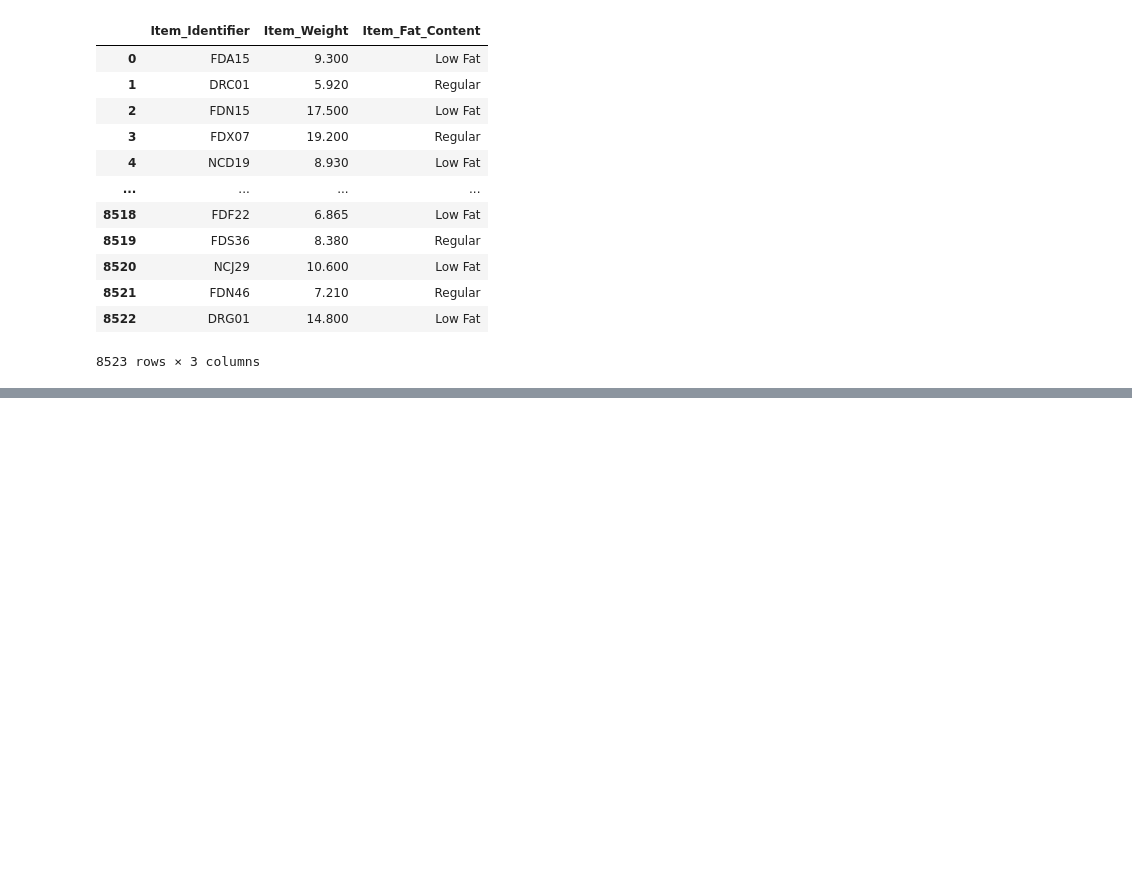
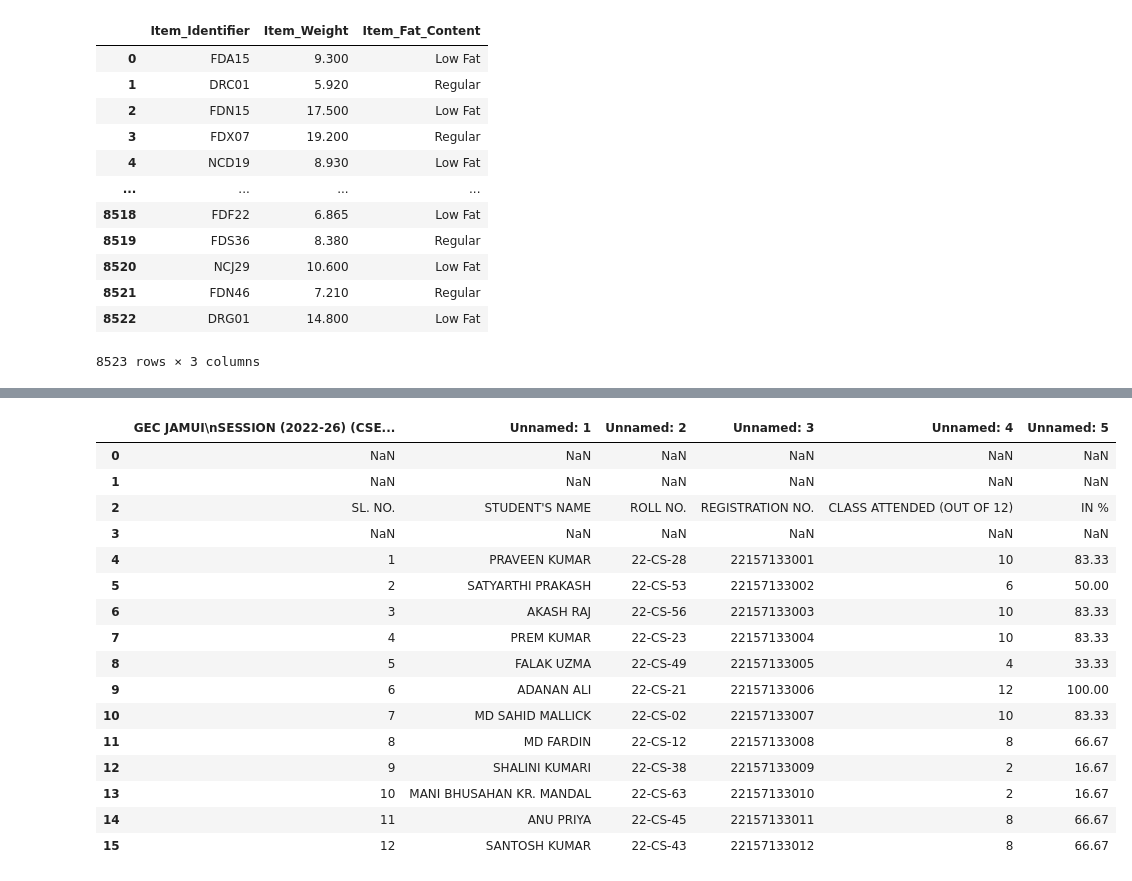
Before and after one commit to santosH7321/PythonLibrary, a Jupyter notebook: Pandas/Day1.ipynb, the cells around one changed output, grey strips where cells are left out. Saved outputs shown, nothing was run; the diff lists cells and outputs as text; code cells hidden in the pictures; blank space fills up the shorter version.

```diff
--- a/Pandas/Day1.ipynb
+++ b/Pandas/Day1.ipynb
@@ -262,3 +262,5 @@ df[["Item_Identifier", "Item_Weight", "Item_Fat_Content"]]
 | 8521 | FDN46 | 7.210 | Regular |
 | 8522 | DRG01 | 14.800 | Low Fat |
 8523 rows × 3 columns
+# %%
+sky = pd.read_excel("CSEEEE.xlsx")
@@ -264,0 +302,20 @@ df[["Item_Identifier", "Item_Weight", "Item_Fat_Content"]]
+# %%
+sky.head(16)
+# %% [output]
+|  | GEC JAMUI\nSESSION (2022-26) (CSE... | Unnamed: 1 | Unnamed: 2 | Unnamed: 3 | Unnamed: 4 | Unnamed: 5 |
+| 0 | NaN | NaN | NaN | NaN | NaN | NaN |
+| 1 | NaN | NaN | NaN | NaN | NaN | NaN |
+| 2 | SL. NO. | STUDENT'S NAME | ROLL NO. | REGISTRATION NO. | CLASS ATTENDED (OUT OF 12) | IN % |
+| 3 | NaN | NaN | NaN | NaN | NaN | NaN |
+| 4 | 1 | PRAVEEN KUMAR | 22-CS-28 | 22157133001 | 10 | 83.33 |
+| 5 | 2 | SATYARTHI PRAKASH | 22-CS-53 | 22157133002 | 6 | 50.00 |
+| 6 | 3 | AKASH RAJ | 22-CS-56 | 22157133003 | 10 | 83.33 |
+| 7 | 4 | PREM KUMAR | 22-CS-23 | 22157133004 | 10 | 83.33 |
+| 8 | 5 | FALAK UZMA | 22-CS-49 | 22157133005 | 4 | 33.33 |
+| 9 | 6 | ADANAN ALI | 22-CS-21 | 22157133006 | 12 | 100.00 |
+| 10 | 7 | MD SAHID MALLICK | 22-CS-02 | 22157133007 | 10 | 83.33 |
+| 11 | 8 | MD FARDIN | 22-CS-12 | 22157133008 | 8 | 66.67 |
+| 12 | 9 | SHALINI KUMARI | 22-CS-38 | 22157133009 | 2 | 16.67 |
+| 13 | 10 | MANI BHUSAHAN KR. MANDAL | 22-CS-63 | 22157133010 | 2 | 16.67 |
+| 14 | 11 | ANU PRIYA | 22-CS-45 | 22157133011 | 8 | 66.67 |
+| 15 | 12 | SANTOSH KUMAR | 22-CS-43 | 22157133012 | 8 | 66.67 |
```
Also changed, not shown: parts of 7 cells of this notebook, 2 other files.
